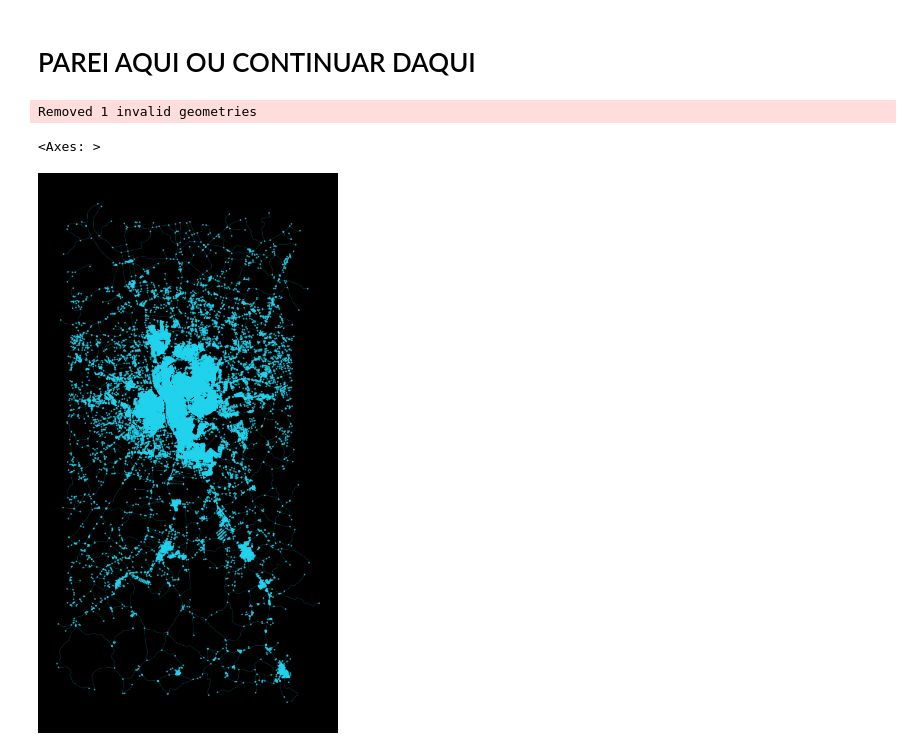
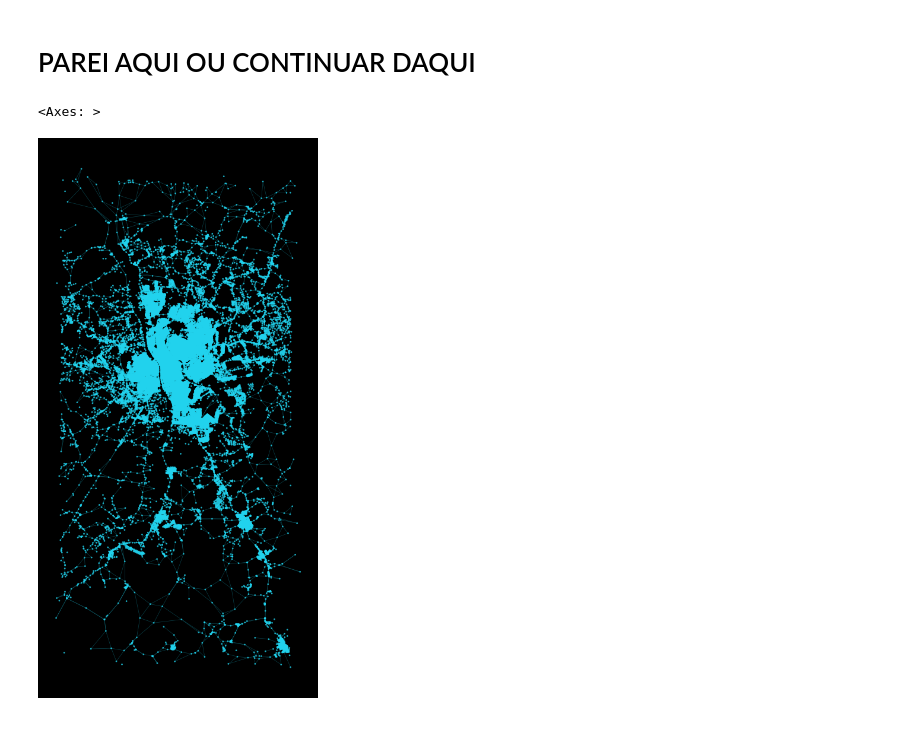
Before and after one commit to felipedantas-pi/mapeprof-accessibility-ubs, a Jupyter notebook: notebooks/02 - Limpeza e Classificacao das Vias por IA.ipynb, the cells around one changed output. Cells and saved outputs as stored; diff of their text form; code cells hidden in the pictures.

```diff
--- a/notebooks/02 - Limpeza e Classificacao das Vias por IA.ipynb
+++ b/notebooks/02 - Limpeza e Classificacao das Vias por IA.ipynb
@@ -170,7 +174,9 @@ else:
 Total de Segmentos: 66,444
 # %%
 # Tiramos uma cópia segura dos dados antes de qualquer IA mexer neles
-road_gdf['classe_original'] = road_gdf['class'].fillna('unclassified').copy()
+#
+# road_gdf['classe_original'] = road_gdf['class'].fillna('unclassified').copy()
+road_gdf['classe_original'] = road_gdf['class'].copy()
 # %%
 # 2. Criar Features Geométricas (O que define a rua?)
 print("Criando características geométricas...")
@@ -297,7 +316,7 @@ print("Codificando features híbridas (Geometria + Superfície)...")
 # (Mantemos a mesma lógica de antes)
 classes_validas = [
     'motorway', 'trunk', 'primary', 'secondary', 'tertiary',
-    'residential', 'living_street', 'service', 'pedestrian', 'footway', 'step', 'path'
+    'residential', 'living_street', 'service', 'pedestrian', 'footway', 'step', 'path',
     'track' # Adicionei track pois superfície ajuda muito aqui
 ]
 
@@ -667,9 +848,5 @@ for geom_type, count in geometry_types.items():
-# %%
-segments_G = c2g.segments_to_graph(segments_gdf, as_nx=True)
-# %% [output]
-Removed 1 invalid geometries
 # %%
-c2g.plot_graph(segments_G)
+c2g.plot_graph(G_dual)
 # %% [output]
 <Axes: >
-[figure, old version]
+[figure, new version]
```
Also changed, not shown: parts of 21 cells of this notebook, 3 other files.
